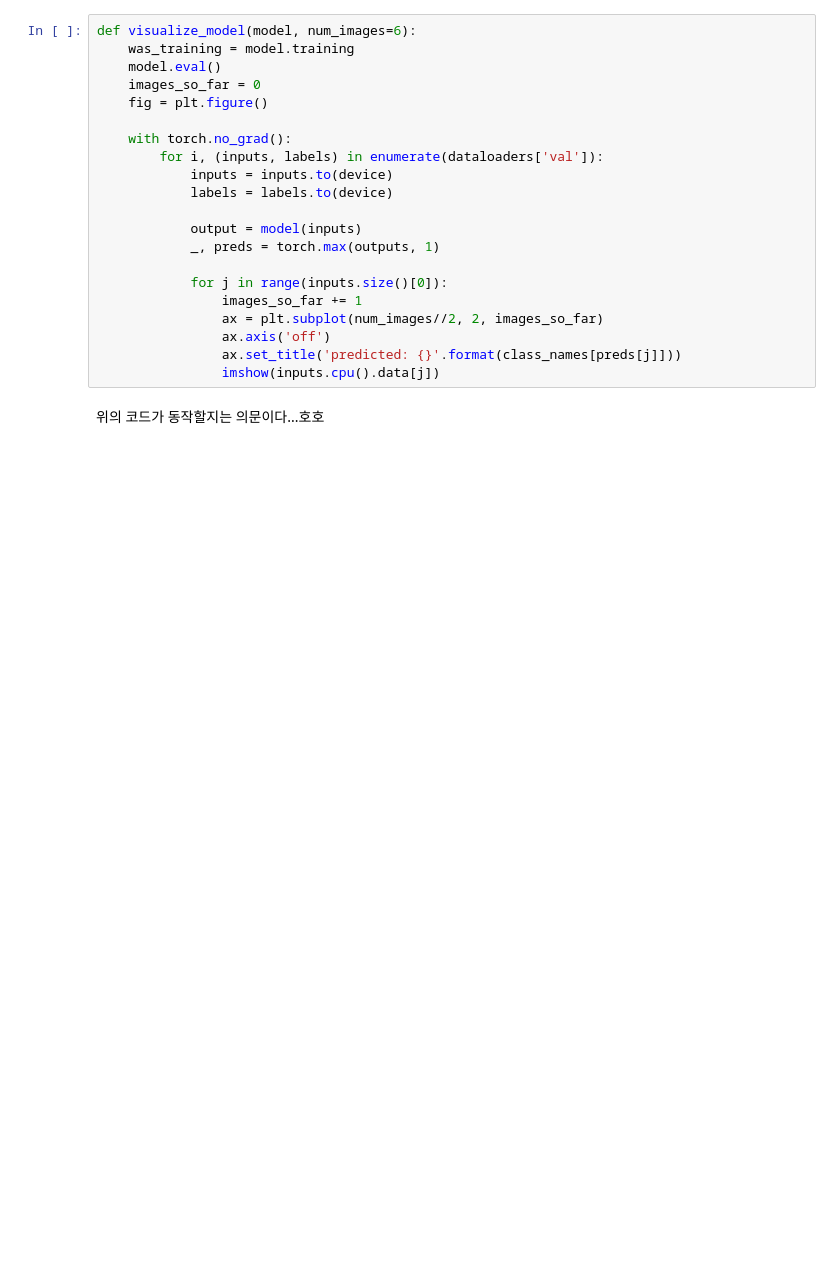
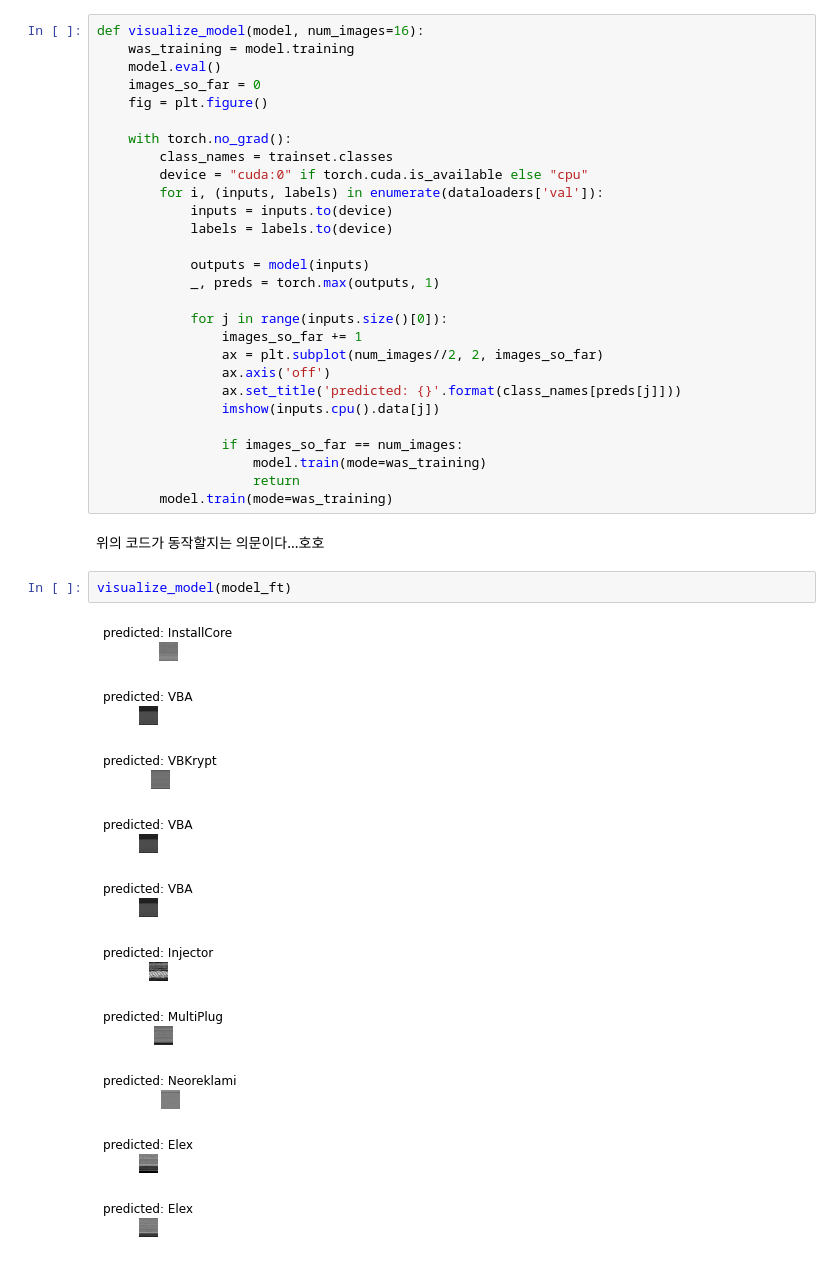
Before and after one commit to Steve-YJ/Colab_Exercise, a Jupyter notebook: [for_Paper]_post_graduate_ReNet_152_MaleVis.ipynb, the cells around one changed output. Saved outputs shown, nothing was run; the diff lists cells and outputs as text; blank space fills up the shorter version.

```diff
--- a/[for_Paper]_post_graduate_ReNet_152_MaleVis.ipynb
+++ b/[for_Paper]_post_graduate_ReNet_152_MaleVis.ipynb
@@ -735,18 +809,20 @@ fig saved!
 * reference: https://tutorials.pytorch.kr/beginner/transfer_learning_tutorial.html
 * 일부 이미지에 대한 예측값을 보여주는 일반화된 함수입니다.
 # %%
-def visualize_model(model, num_images=6):
+def visualize_model(model, num_images=16):
     was_training = model.training
     model.eval()
     images_so_far = 0
     fig = plt.figure()
 
     with torch.no_grad():
+        class_names = trainset.classes
+        device = "cuda:0" if torch.cuda.is_available else "cpu"
         for i, (inputs, labels) in enumerate(dataloaders['val']):
             inputs = inputs.to(device)
             labels = labels.to(device)
 
-            output = model(inputs)
+            outputs = model(inputs)
             _, preds = torch.max(outputs, 1)
 
             for j in range(inputs.size()[0]):
@@ -755,5 +831,23 @@ def visualize_model(model, num_images=6):
                 ax.axis('off')
                 ax.set_title('predicted: {}'.format(class_names[preds[j]]))
                 imshow(inputs.cpu().data[j])
+
+                if images_so_far == num_images:
+                    model.train(mode=was_training)
+                    return
+        model.train(mode=was_training)
 # %% [markdown]
 위의 코드가 동작할지는 의문이다...호호
+# %%
+visualize_model(model_ft)
+# %% [output]
+[figure, added]
+[figure, added]
+[figure, added]
+[figure, added]
+[figure, added]
+[figure, added]
+[figure, added]
+[figure, added]
+[figure, added]
+[figure, added]
```
Also changed, not shown: parts of 17 cells of this notebook.
